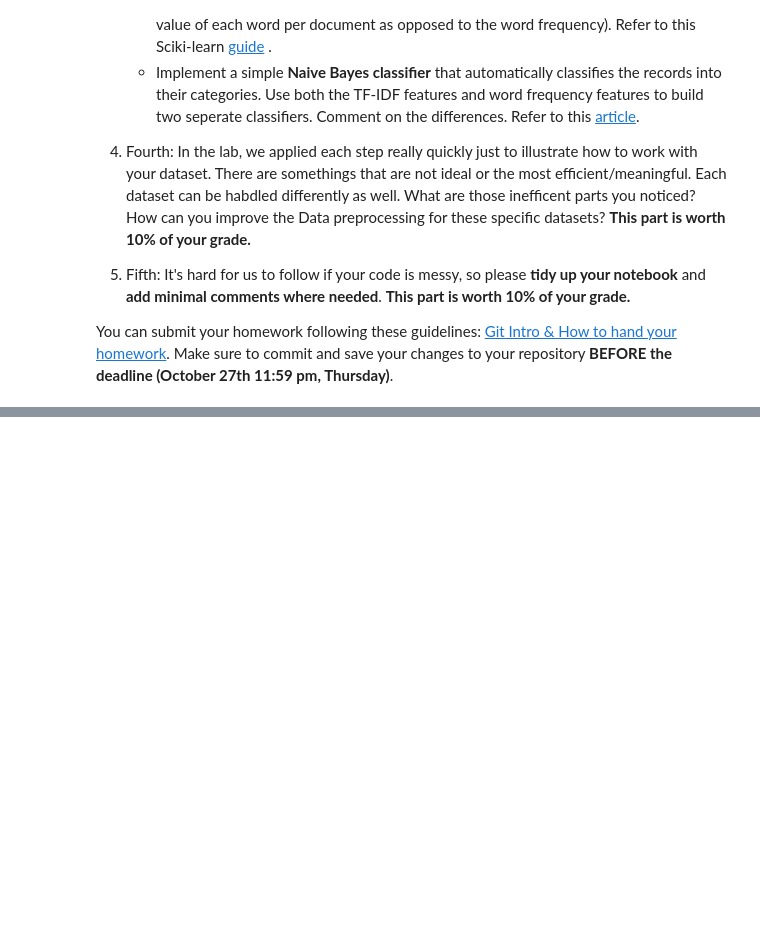
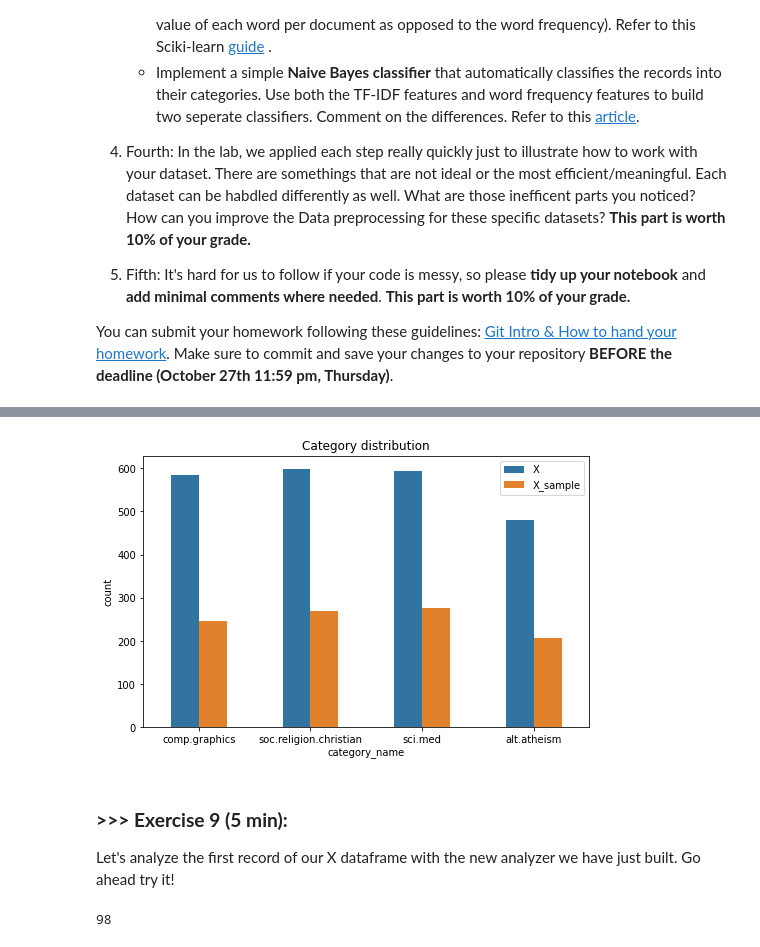
Before and after one commit to provomittt/DM2023-Lab1-Master, a Jupyter notebook: Homework/DM2023-Lab1-Homework.ipynb, the cells around one changed output, grey strips where cells are left out. Drawn from its saved outputs; the diff is of its cells as text; code cells hidden in the pictures; blank space fills up the shorter version.

```diff
--- a/Homework/DM2023-Lab1-Homework.ipynb
+++ b/Homework/DM2023-Lab1-Homework.ipynb
@@ -35,0 +160,25 @@ You can submit your homework following these guidelines: [Git Intro & How to han
+# %%
+# Answer here
+import seaborn as sns
+X_sample['method'] = 'X_sample'
+X['method'] = 'X'
+X_concat = pd.concat([X, X_sample])
+ax = sns.countplot(X_concat, x="category_name", hue="method", width=0.5)
+ax.set_title('Category distribution')
+ax.legend(title='')
+ax.figure.set_size_inches(8, 5)
+# %% [output]
+[figure, added]
+# %% [markdown]
+### **>>> Exercise 9 (5 min):**
+Let's analyze the first record of our X dataframe with the new analyzer we have just built. Go ahead try it!
+# %%
+# Answer here
+# How do we turn our array[0] text document into a tokenized text using the build_analyzer()?
+from sklearn.feature_extraction.text import CountVectorizer
+count_vect = CountVectorizer()
+analyze = count_vect.build_analyzer()
+a = analyze(X.text[0])
+print(len(a))
+# %% [output]
+98
```
Also changed, not shown: parts of 44 cells of this notebook, 8 other files.
